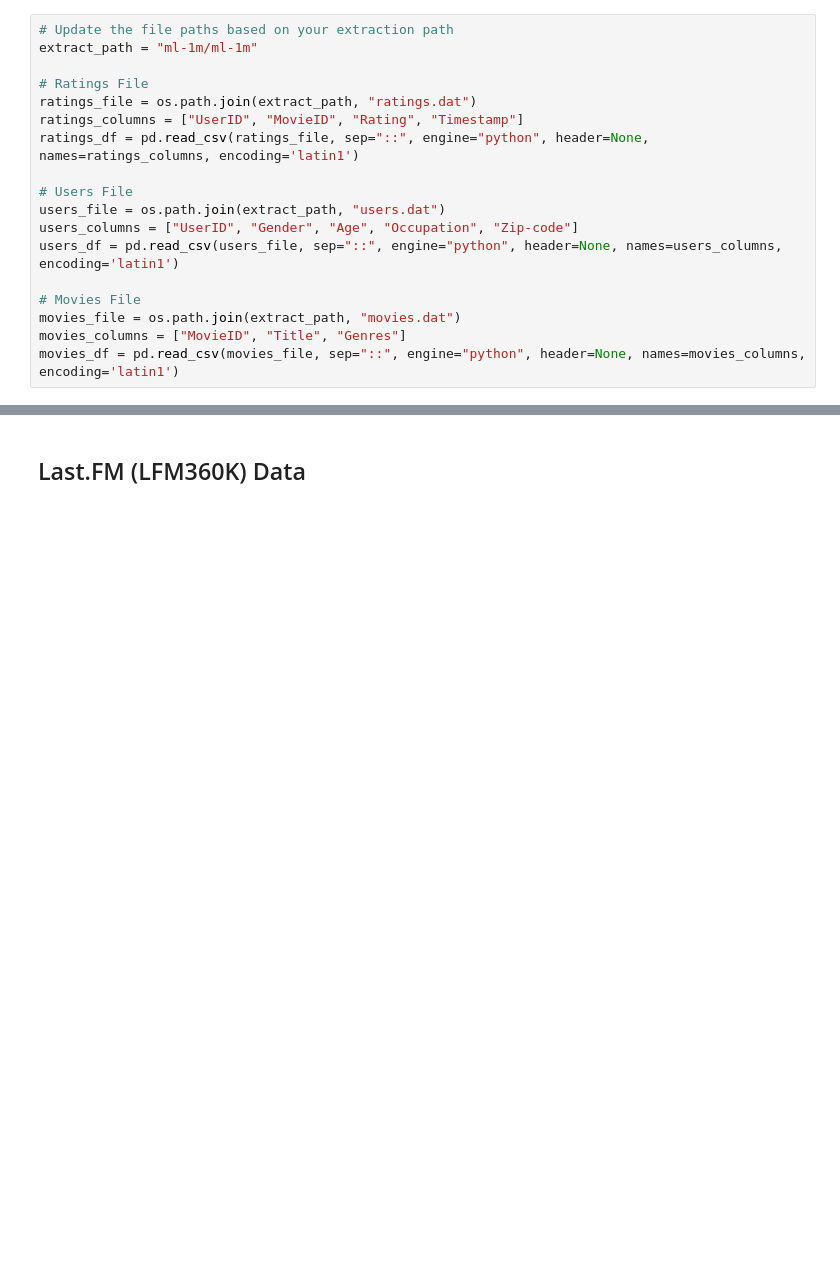
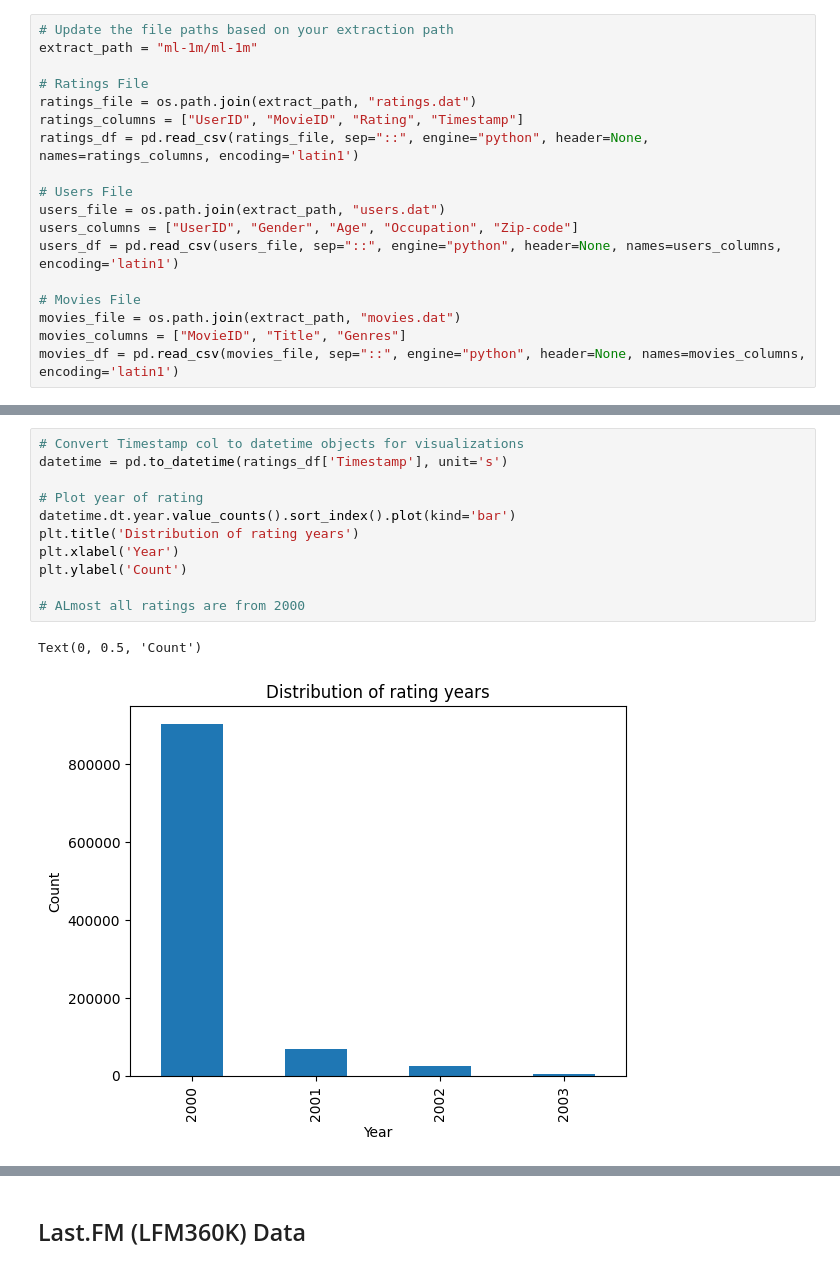
Before and after one commit to michael-garciaperez/DSC180A-Methodology-5, a Jupyter notebook: DSC180B_EDA_V1.ipynb, the cells around one changed output, grey strips where cells are left out. Drawn from its saved outputs; the diff is of its cells as text; blank space fills up the shorter version.

```diff
--- a/DSC180B_EDA_V1.ipynb
+++ b/DSC180B_EDA_V1.ipynb
@@ -51,0 +74,14 @@ movies_df = pd.read_csv(movies_file, sep="::", engine="python", header=None, nam
+# %%
+# Convert Timestamp col to datetime objects for visualizations
+datetime = pd.to_datetime(ratings_df['Timestamp'], unit='s')
+
+# Plot year of rating
+datetime.dt.year.value_counts().sort_index().plot(kind='bar')
+plt.title('Distribution of rating years')
+plt.xlabel('Year')
+plt.ylabel('Count')
+
+# ALmost all ratings are from 2000
+# %% [output]
+Text(0, 0.5, 'Count')
+[figure, added]
```
Also changed, not shown: parts of 20 cells of this notebook.
